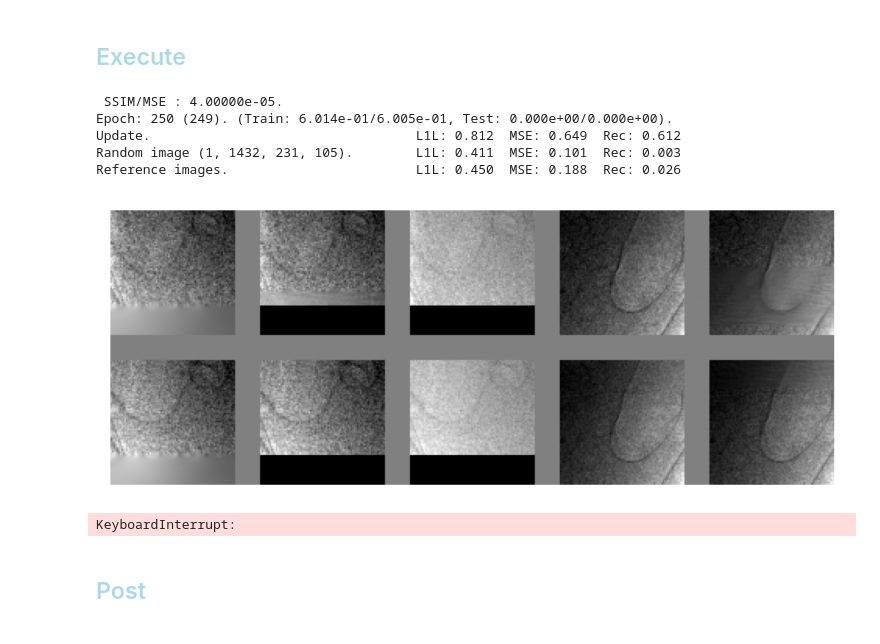
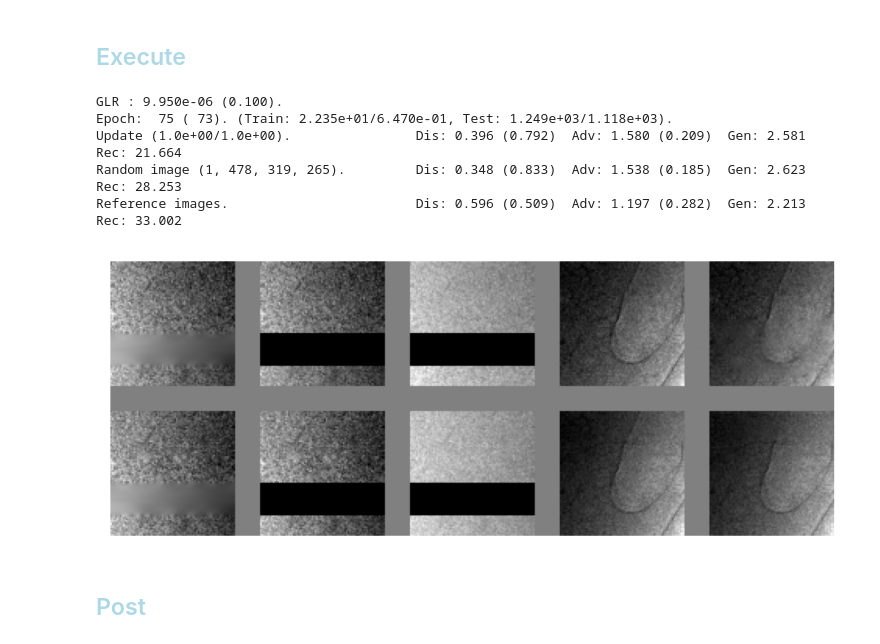
Before and after one commit to antonmx/shiftpatch, a Jupyter notebook: shiftpatch_dj1.ipynb, the cells around one changed output. Drawn from its saved outputs; the diff is of its cells as text; code cells hidden in the pictures.

Commit message:
modified:   shiftpatch_dj0.ipynb 	modified:   shiftpatch_dj1.ipynb 	modified:   shiftpatch_module_alt.py

```diff
--- a/shiftpatch_dj1.ipynb
+++ b/shiftpatch_dj1.ipynb
@@ -110,7 +110,9 @@ class Generator(sg.GeneratorTemplate):
 
         self.lastTouch = self.createLastTouch()
 
-
+def my_correctDelta(addition) :
+    return (addition*addition).sum()
+sg.correctDelta = my_correctDelta
 
 
 sg.generator = Generator().to(sg.TCfg.device)
@@ -195,7 +197,7 @@ class Discriminator(torch.nn.Module):
         self.discIMG = DiscriminatorIMG()
         self.discFFT = DiscriminatorFFT()
         self.IMG_FFT = 0.5
-        #sg.load_model(self, model_path="/mnt/bctpro.data/anton/shiftpatch/prime_IMGFFT_dis.pt" )
+        sg.load_model(self, model_path="prime_1_dis.pt" )
     def forward(self, images):
         if images.dim() == 3:
             images = images.unsqueeze(1)
@@ -226,7 +228,6 @@ sg.optimizer_D = sg.createOptimizer(sg.discriminator, sg.TCfg.learningRateD)
 # %%
 sg.noAdv = True
 
-sg.MSSSIM = ssim.MS_SSIM(data_range=2.0, size_average=False, channel=1, win_size=1)
 #sg.normTestRec, sg.normTestMSE, sg.normTestL1L = sg.summarizeSet(sg.testLoader)[0:3]
 #print(f"{sg.normTestRec:.3e}, {sg.normTestMSE:.3e}, {sg.normTestL1L:.3e}")
 #sg.normRec, sg.normMSE, sg.normL1L = sg.summarizeSet(
@@ -235,8 +236,8 @@ sg.MSSSIM = ssim.MS_SSIM(data_range=2.0, size_average=False, channel=1, win_size
 #                                                num_workers=sg.TCfg.loaderWorkers))[0:3]
 #print(f"{sg.normRec:.3e}, {sg.normMSE:.3e}, {sg.normL1L:.3e}")
 
-sg.normTestRec, sg.normTestMSE, sg.normTestL1L = 2.027e-05, 6.187e-04, 1.381e-02
-sg.normRec, sg.normMSE, sg.normL1L = 1.930e-04, 4.060e-03, 3.841e-02
+sg.normTestRec, sg.normTestMSE, sg.normTestL1L = 10 *2.027e-05, 6.187e-04, 1.381e-02
+sg.normRec, sg.normMSE, sg.normL1L = 10 * 1.930e-04, 4.060e-03, 3.841e-02
 
 
 # SSIM:   bs0 4.463e-02, 1.044e-02 # bsMean 4.503e-02, 1.025e-02 # bs- 4.448e-02, 1.028e-02 # mskMean 4.739e-02, 1.078e-02
@@ -244,6 +245,7 @@ sg.normRec, sg.normMSE, sg.normL1L = 1.930e-04, 4.060e-03, 3.841e-02
 
 #Summary. Rec: 2.175e-02, MSE: 9.926e-02, L1L: 2.442e-01, Dis: 0.000 (0.000), Adv: 0.000 (0.000), Gen: 0.000e+00.
 
+
 sg.noAdv = False
 # %% [markdown]
 ## <font style="color:lightblue">Restore checkpoint</font>
@@ -300,9 +302,9 @@ sg.freeGPUmem()
 #torch.autograd.set_detect_anomaly(True)
 
 
-sg.noAdv = True
-sg.ADV_DIF = 0
-sg.SSIM_MSE = 1-4e-5
+sg.noAdv = False
+sg.ADV_DIF = 0.10
+
 
 #skipThresholdDis = 0.02
 #def my_trainDis(locs) :
@@ -325,56 +327,45 @@ sg.SSIM_MSE = 1-4e-5
 
 def my_beforeReport(sglocals) :
     #global forceGen
     #if abs(sglocals['updAcc'].predReal - sglocals['updAcc'].predFake) > 0.01 :
     #    forceGen = False
     #    if not os.path.isfile("prime_0_dis.pt") :
     #        sg.saveModels("prime_0")
     #return
     message = ""
-    message += "G" + sg.adjustScheduler(sg.scheduler_G, sg.TCfg.learningRateG, 0.01)
+    #message += f" ADV/DIF : {sg.ADV_DIF:.3e}."
+    #sg.ADV_DIF = min(0.25, sg.ADV_DIF*(1+0.01))
+    message += "G" + sg.adjustScheduler(sg.scheduler_G, sg.TCfg.learningRateG, 0.1)
+    #message += "D" + sg.adjustScheduler(sg.scheduler_D, sg.TCfg.learningRateD, 0.1)
     #message += f" SSIM/MSE : {1-sg.SSIM_MSE:.5e}."
     #sg.SSIM_MSE = min(1-4e-5, 1-0.981 * (1-sg.SSIM_MSE) )
     #sg.writer.add_scalars("SSIM_MSE", {'val': 1 - sg.SSIM_MSE }, sg.imer )
     with open(f"message_{sg.TCfg.exec}.txt", 'a') as file:
         file.write(message + "\n")
     print(message)
     return
 sg.beforeReport = my_beforeReport
 
 #sg.TCfg.loaderWorkers = 0 # for debug single threaded
 try :
     sg.train(savedCheckPoint)
 except :
     #del sg.dataLoader
     #del sg.testLoaderrelo
     sg.freeGPUmem()
     1/10 # to release Jupyuter memory in the next step
     sg.epoch -= 1
     raise
 
-# From scratch
-# ADV_DIF = 0, SSIM_MSE = 0, LR = 1e-4
-# BS 2**6 => 2**8 (e3)
-# LR 1e-4 => 1e-5 (e4)
-# BS 2**8 => 2**10 (e5)
-# LR 1e-5 => 5e-6 (e9)
-# BS 2**10 => 2**12 (e11)  => 2**10 (e12)
-# LR 5e-6 -> 1e-7 : 1-0.005 (e12)
-# BS 2**10 => 2**12 (e47)
-# saved as pureSSIM
-
-# BS 2**12 => 2**10 (e57)
-# LR 1e-7 => 1e-5 (e57)
-# SSIM_MSE 1 -> 1-8e-4 : SSIM_MSE = 1-0.981 * (1-SSIM_MSE) (e57)
-# SSIM_MSE 1 => 1-1e-4 => 1-5e-5 (e149) => 1-3e-5 (e192) => 1-4e-5 (e249)
+# From scratch; diff minimal
+# ADV_DIF = 0.5
 # %% [output]
- SSIM/MSE : 4.00000e-05.
-Epoch: 250 (249). (Train: 6.014e-01/6.005e-01, Test: 0.000e+00/0.000e+00).
-Update.                                  L1L: 0.812  MSE: 0.649  Rec: 0.612
-Random image (1, 1432, 231, 105).        L1L: 0.411  MSE: 0.101  Rec: 0.003
-Reference images.                        L1L: 0.450  MSE: 0.188  Rec: 0.026
+GLR : 9.950e-06 (0.100).
+Epoch:  75 ( 73). (Train: 2.235e+01/6.470e-01, Test: 1.249e+03/1.118e+03).
+Update (1.0e+00/1.0e+00).                Dis: 0.396 (0.792)  Adv: 1.580 (0.209)  Gen: 2.581  Rec: 21.664
+Random image (1, 478, 319, 265).         Dis: 0.348 (0.833)  Adv: 1.538 (0.185)  Gen: 2.623  Rec: 28.253
+Reference images.                        Dis: 0.596 (0.509)  Adv: 1.197 (0.282)  Gen: 2.213  Rec: 33.002
-[figure, old version]
+[figure, new version]
-KeyboardInterrupt:
 # %% [markdown]
 ## <font style="color:lightblue">Post</font>
 # %%
```
Also changed, not shown: parts of 3 cells of this notebook, 2 other files.
